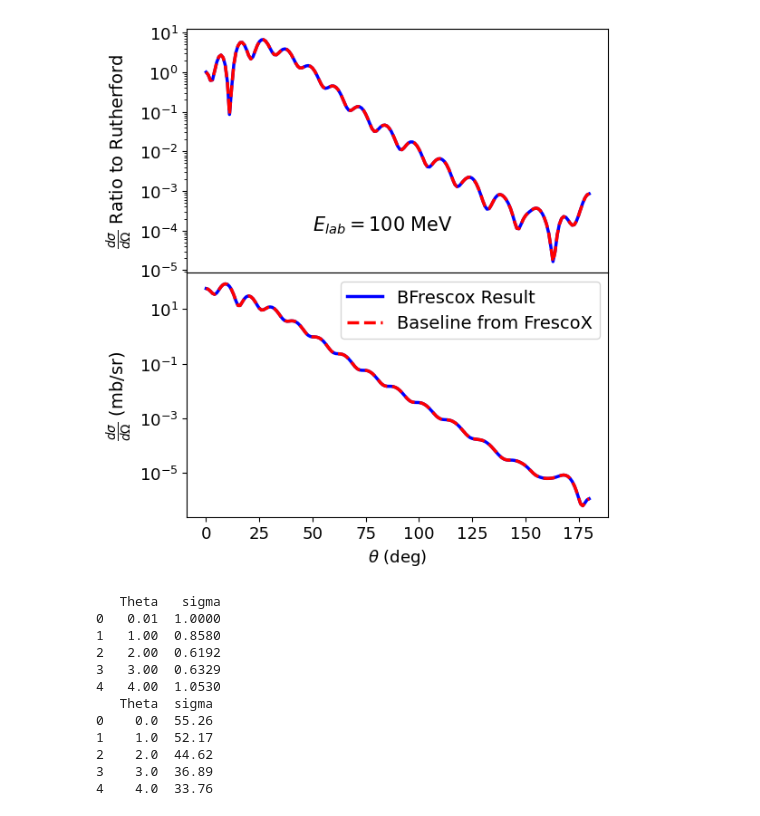
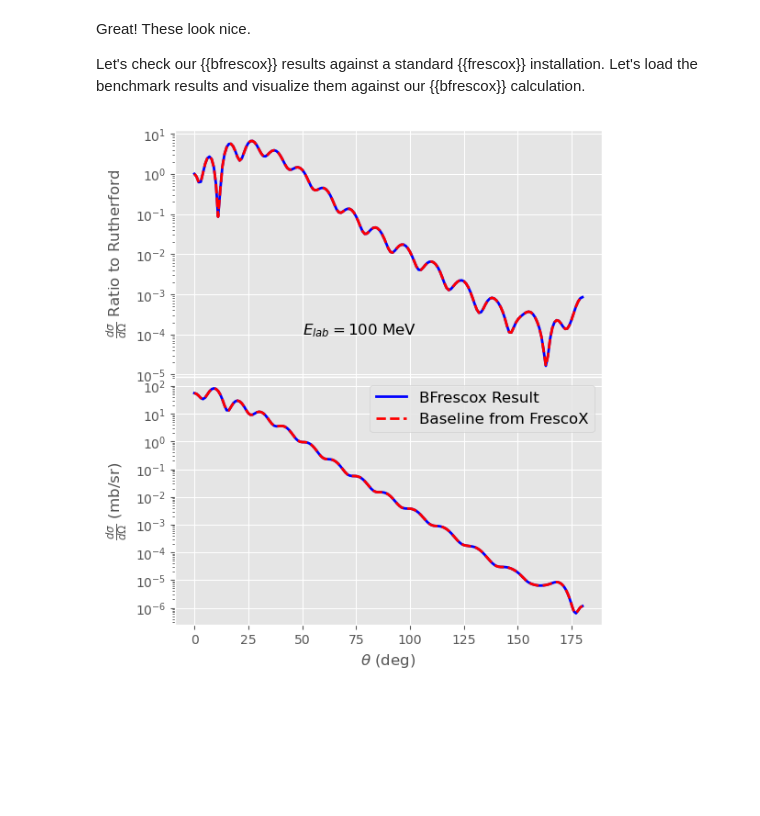
Before and after one commit to bandframework/Bfrescox, a Jupyter notebook: book/notebooks/inelastic_from_template_example.ipynb, the cells around one changed output. Saved outputs shown, nothing was run; the diff lists cells and outputs as text; code cells hidden in the pictures; blank space fills up the shorter version.

Commit message:
Added markdowns to inelastic example, updated elastic notebook to use plotting configurations from json file, hiding some of the code boxes still pending for both notebooks.

```diff
--- a/book/notebooks/inelastic_from_template_example.ipynb
+++ b/book/notebooks/inelastic_from_template_example.ipynb
@@ -123,21 +259,21 @@ plt.subplots_adjust(hspace=0)  # remove gap
 
 # Global font size settings for ticks
 for ax in (ax1, ax2):
-    ax.tick_params(axis='both', which='major', labelsize=13)  # increase tick font size
-    ax.tick_params(axis='both', which='minor', labelsize=11)  # optional minor tick size
+    ax.tick_params(axis='both', which='major', labelsize=TICK_FONTSIZE)  # increase tick font size
+    ax.tick_params(axis='both', which='minor', labelsize=TICK_FONTSIZE)  # optional minor tick size
 
 
-ax1.plot(angles, elastic_r2r, lw=2.5, color='blue')
+ax1.plot(angles, elastic_r2r, lw=LINEWIDTH, color='blue')
 ax1.set_yscale('log')
-ax1.set_ylabel(r"$\frac{d\sigma}{d\Omega}$ Ratio to Rutherford", fontsize=14)
+ax1.set_ylabel(r"$\frac{d\sigma}{d\Omega}$ Ratio to Rutherford", fontsize=FONTSIZE)
 
 
-ax2.plot(angles, inelastic_mb_sr, lw=2.5, color='blue')
+ax2.plot(angles, inelastic_mb_sr, lw=LINEWIDTH, color='blue')
 ax2.set_yscale('log')
-ax2.set_ylabel(r"$\frac{d\sigma}{d\Omega}$ (mb/sr)", fontsize=14)
-ax2.set_xlabel(r"$\theta$ (deg)", fontsize=13)
+ax2.set_ylabel(r"$\frac{d\sigma}{d\Omega}$ (mb/sr)", fontsize=FONTSIZE)
+ax2.set_xlabel(r"$\theta$ (deg)", fontsize=FONTSIZE)
 ax1.text(50.0, 1e-4, r"$E_{lab} = 100$ MeV",
-        fontsize=15, color='black')
+        fontsize=FONTSIZE, color='black')
 
 
 plt.show()
@@ -146,3 +282,7 @@ plt.show()
+# %% [markdown]
+Great! These look nice.
+
+Let's check our {{bfrescox}} results against a standard {{frescox}} installation. Let's load the benchmark results and visualize them against our {{bfrescox}} calculation.
 # %%
 # We can benchmark our results against the results obtained from a standard Frescox installation
 # Locate BFrescox test data directory
@@ -159,37 +299,37 @@ expected = pd.read_pickle(baseline_file)
 # %%
 # load the cross section values to benchmark the inelastic and elastic results
 elastic_expected = expected["channel_1"]["sigma"].to_numpy()
 inelastic_expected = expected["channel_2"]["sigma"].to_numpy()
 
 # Create figure and axes that share all axes
 fig, (ax1, ax2) = plt.subplots(
     2, 1, figsize=(6, 7),
     sharex=True, sharey=False
 )
 plt.subplots_adjust(hspace=0)  # remove gap
 
 # Global font size settings for ticks
 for ax in (ax1, ax2):
-    ax.tick_params(axis='both', which='major', labelsize=13)  # increase tick font size
-    ax.tick_params(axis='both', which='minor', labelsize=11)  # optional minor tick size
+    ax.tick_params(axis='both', which='major', labelsize=TICK_FONTSIZE)  # increase tick font size
+    ax.tick_params(axis='both', which='minor', labelsize=TICK_FONTSIZE)  # optional minor tick size
 
 
-ax1.plot(angles, elastic_r2r, lw=2.5, color='blue')
-ax1.plot(angles, elastic_expected, lw=2.5, color='red', ls='--')
+ax1.plot(angles, elastic_r2r, lw=LINEWIDTH, color='blue')
+ax1.plot(angles, elastic_expected, lw=LINEWIDTH, color='red', ls='--')
 ax1.set_yscale('log')
-ax1.set_ylabel(r"$\frac{d\sigma}{d\Omega}$ Ratio to Rutherford", fontsize=14)
+ax1.set_ylabel(r"$\frac{d\sigma}{d\Omega}$ Ratio to Rutherford", fontsize=FONTSIZE)
 
 
-ax2.plot(angles, inelastic_mb_sr, lw=2.5, color='blue', label='BFrescox Result')
-ax2.plot(angles, inelastic_expected, lw=2.5, color='red', ls='--', label='Baseline from FrescoX')
+ax2.plot(angles, inelastic_mb_sr, lw=LINEWIDTH, color='blue', label='BFrescox Result')
+ax2.plot(angles, inelastic_expected, lw=LINEWIDTH, color='red', ls='--', label='Baseline from FrescoX')
 ax2.set_yscale('log')
-ax2.set_ylabel(r"$\frac{d\sigma}{d\Omega}$ (mb/sr)", fontsize=14)
-ax2.set_xlabel(r"$\theta$ (deg)", fontsize=13)
+ax2.set_ylabel(r"$\frac{d\sigma}{d\Omega}$ (mb/sr)", fontsize=FONTSIZE)
+ax2.set_xlabel(r"$\theta$ (deg)", fontsize=FONTSIZE)
 ax1.text(50.0, 1e-4, r"$E_{lab} = 100$ MeV",
-        fontsize=15, color='black')
+        fontsize=FONTSIZE, color='black')
 
-plt.legend(fontsize=14)
+plt.legend(fontsize=FONTSIZE)
 
 plt.show()
 # %% [output]
-[figure, old version]
+[figure, new version]
@@ -259,17 +335,0 @@ def parse_fort16(filename: Path):
-# %%
-results = parse_fort16(Path("fort.16"))
-print(results["channel_1"].head())
-print(results["channel_2"].head())
-# %% [output]
-   Theta   sigma
-0   0.01  1.0000
-1   1.00  0.8580
-2   2.00  0.6192
-3   3.00  0.6329
-4   4.00  1.0530
-   Theta  sigma
-0    0.0  55.26
-1    1.0  52.17
-2    2.0  44.62
-3    3.0  36.89
-4    4.0  33.76
```
Also changed, not shown: parts of 32 cells of this notebook, 25 other files.
